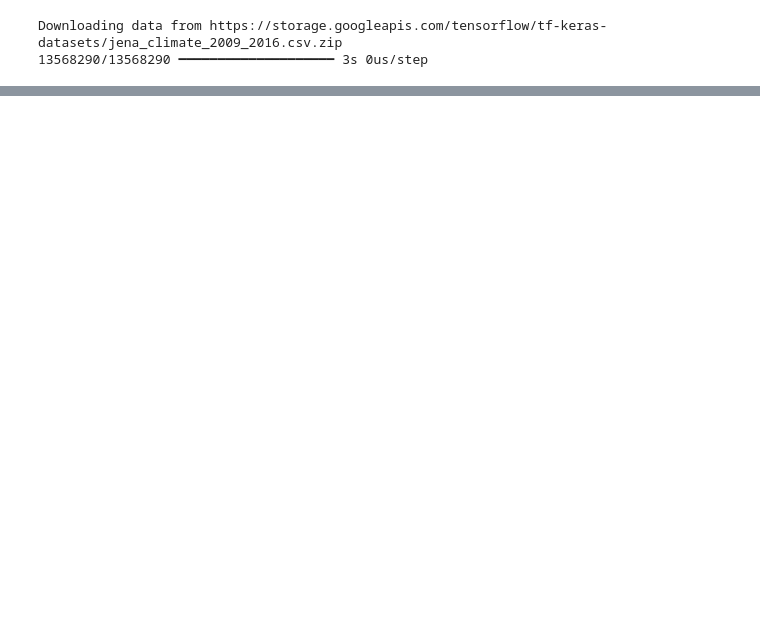
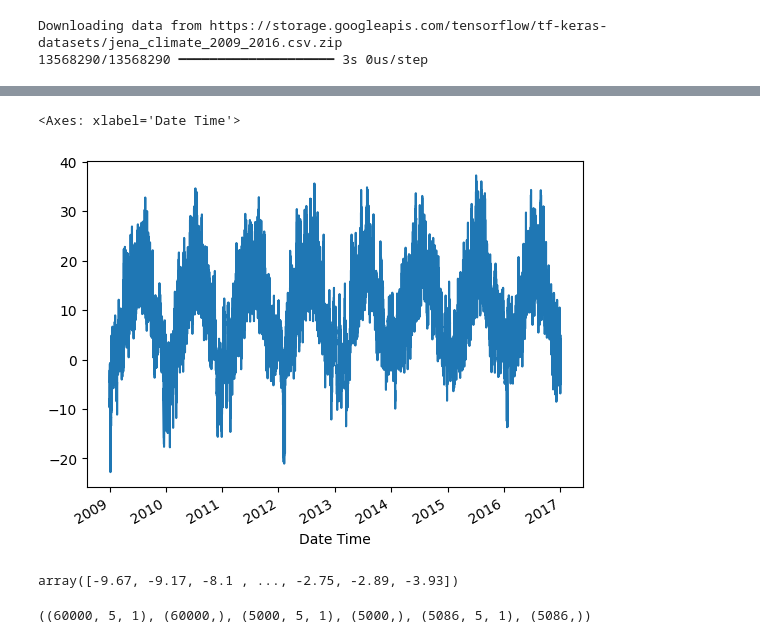
Before and after one commit to roozbeh442/transformers_code, a Jupyter notebook: test.ipynb, the cells around one changed output, grey strips where cells are left out. Drawn from its saved outputs; the diff is of its cells as text; code cells hidden in the pictures; blank space fills up the shorter version.

Commit message:
simple forecast of temp

```diff
--- a/test.ipynb
+++ b/test.ipynb
@@ -40,0 +22,26 @@ df[:26]
+# %%
+temp = df['T (degC)']
+temp.plot()
+# %% [output]
+<Axes: xlabel='Date Time'>
+[figure, added]
+# %%
+def df_to_x_y(df,window_size=5):
+    df_as_np = df.to_numpy()
+    x=[]
+    y=[]
+    for i in range(len(df_as_np)-window_size):
+        row = [[a] for a in df_as_np[i:i+window_size]]
+        x.append(row)
+        y.append(df_as_np[i+window_size])
+    return np.array(x), np.array(y)
+
+x, y = df_to_x_y(temp)
+# %% [output]
+array([-9.67, -9.17, -8.1 , ..., -2.75, -2.89, -3.93])
+# %%
+x_train, y_train = x[:60000], y[:60000]
+x_val, y_val = x[60000:65000], y[60000:65000]
+x_test, y_test = x[65000:], y[65000:]
+# %% [output]
+((60000, 5, 1), (60000,), (5000, 5, 1), (5000,), (5086, 5, 1), (5086,))
```
Also changed, not shown: parts of 5 cells of this notebook.
